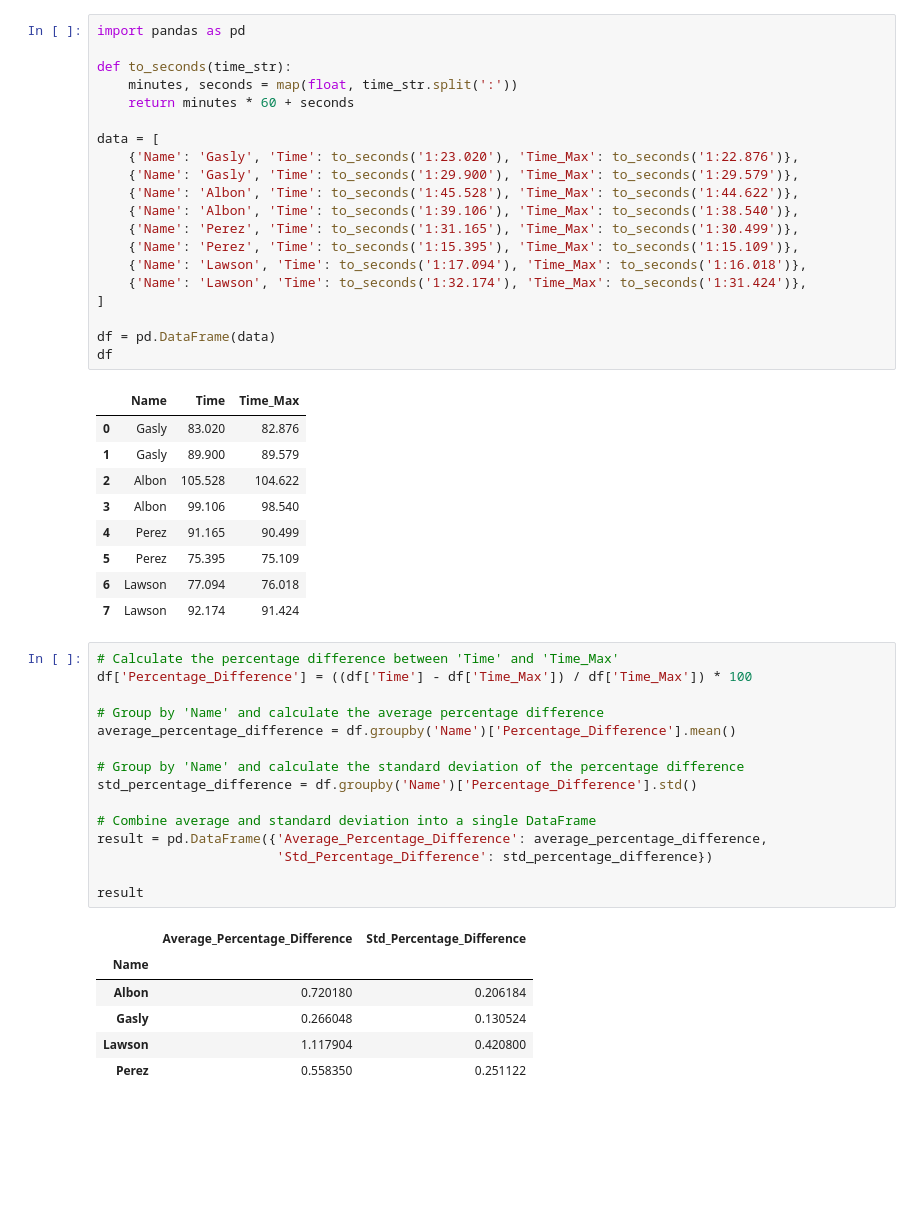
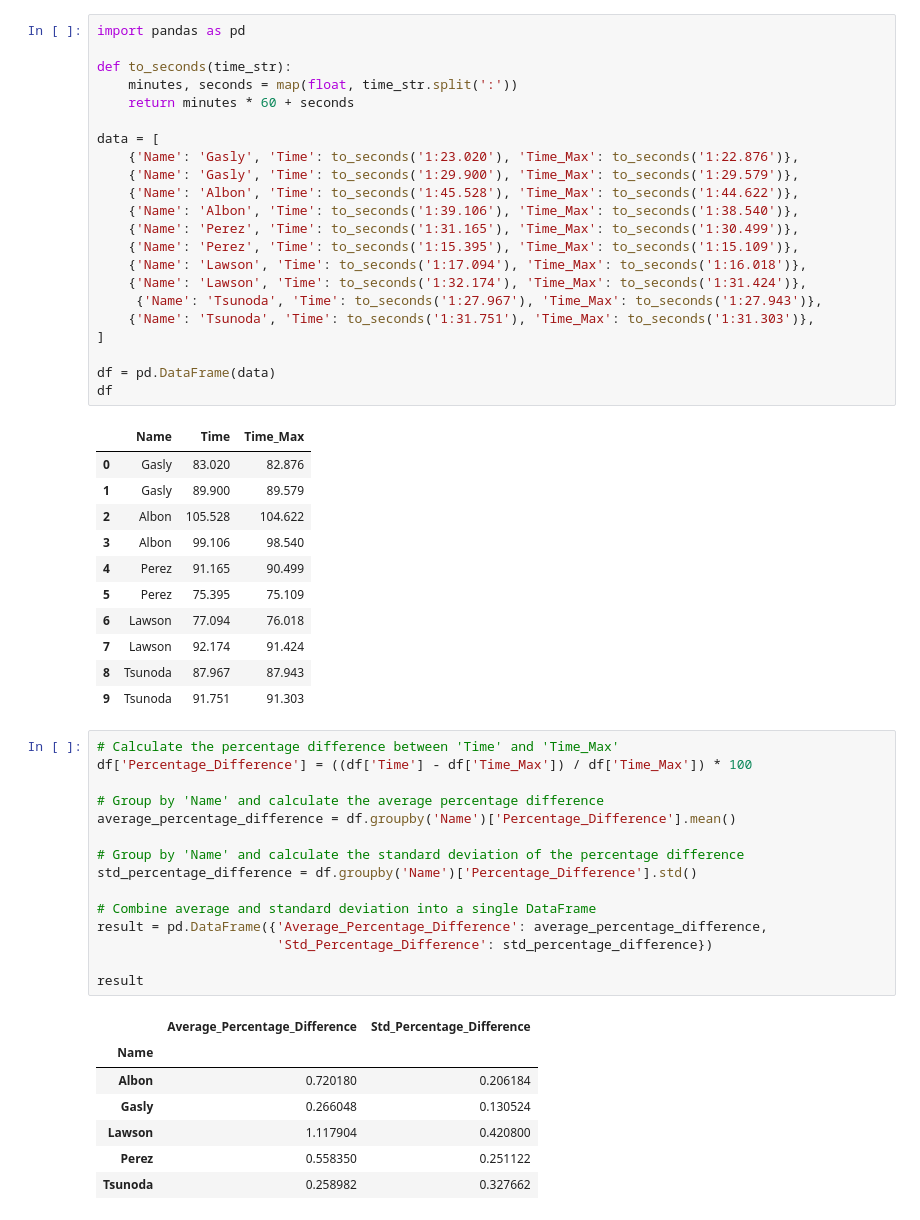
Before and after one commit to tom-d-c/sports-analytics, a Jupyter notebook: MaxVSrest.ipynb, the cells around one changed output. Saved outputs shown, nothing was run; the diff lists cells and outputs as text; blank space fills up the shorter version.

```diff
--- a/MaxVSrest.ipynb
+++ b/MaxVSrest.ipynb
@@ -3,33 +3,37 @@
 # %%
 import pandas as pd
 
 def to_seconds(time_str):
     minutes, seconds = map(float, time_str.split(':'))
     return minutes * 60 + seconds
 
 data = [
     {'Name': 'Gasly', 'Time': to_seconds('1:23.020'), 'Time_Max': to_seconds('1:22.876')},
     {'Name': 'Gasly', 'Time': to_seconds('1:29.900'), 'Time_Max': to_seconds('1:29.579')},
     {'Name': 'Albon', 'Time': to_seconds('1:45.528'), 'Time_Max': to_seconds('1:44.622')},
     {'Name': 'Albon', 'Time': to_seconds('1:39.106'), 'Time_Max': to_seconds('1:38.540')},
     {'Name': 'Perez', 'Time': to_seconds('1:31.165'), 'Time_Max': to_seconds('1:30.499')},
     {'Name': 'Perez', 'Time': to_seconds('1:15.395'), 'Time_Max': to_seconds('1:15.109')},
     {'Name': 'Lawson', 'Time': to_seconds('1:17.094'), 'Time_Max': to_seconds('1:16.018')},
     {'Name': 'Lawson', 'Time': to_seconds('1:32.174'), 'Time_Max': to_seconds('1:31.424')},
+     {'Name': 'Tsunoda', 'Time': to_seconds('1:27.967'), 'Time_Max': to_seconds('1:27.943')},
+    {'Name': 'Tsunoda', 'Time': to_seconds('1:31.751'), 'Time_Max': to_seconds('1:31.303')},
 ]
 
 df = pd.DataFrame(data)
 df
 # %% [output]
 |  | Name | Time | Time_Max |
 | 0 | Gasly | 83.020 | 82.876 |
 | 1 | Gasly | 89.900 | 89.579 |
 | 2 | Albon | 105.528 | 104.622 |
 | 3 | Albon | 99.106 | 98.540 |
 | 4 | Perez | 91.165 | 90.499 |
 | 5 | Perez | 75.395 | 75.109 |
 | 6 | Lawson | 77.094 | 76.018 |
 | 7 | Lawson | 92.174 | 91.424 |
+| 8 | Tsunoda | 87.967 | 87.943 |
+| 9 | Tsunoda | 91.751 | 91.303 |
 # %%
 # Calculate the percentage difference between 'Time' and 'Time_Max'
 df['Percentage_Difference'] = ((df['Time'] - df['Time_Max']) / df['Time_Max']) * 100
@@ -52,6 +56,7 @@ result
 | Gasly | 0.266048 | 0.130524 |
 | Lawson | 1.117904 | 0.420800 |
 | Perez | 0.558350 | 0.251122 |
+| Tsunoda | 0.258982 | 0.327662 |
 # %%
 import plotly.graph_objects as go
 
```
Also changed, not shown: parts of 2 cells of this notebook.
